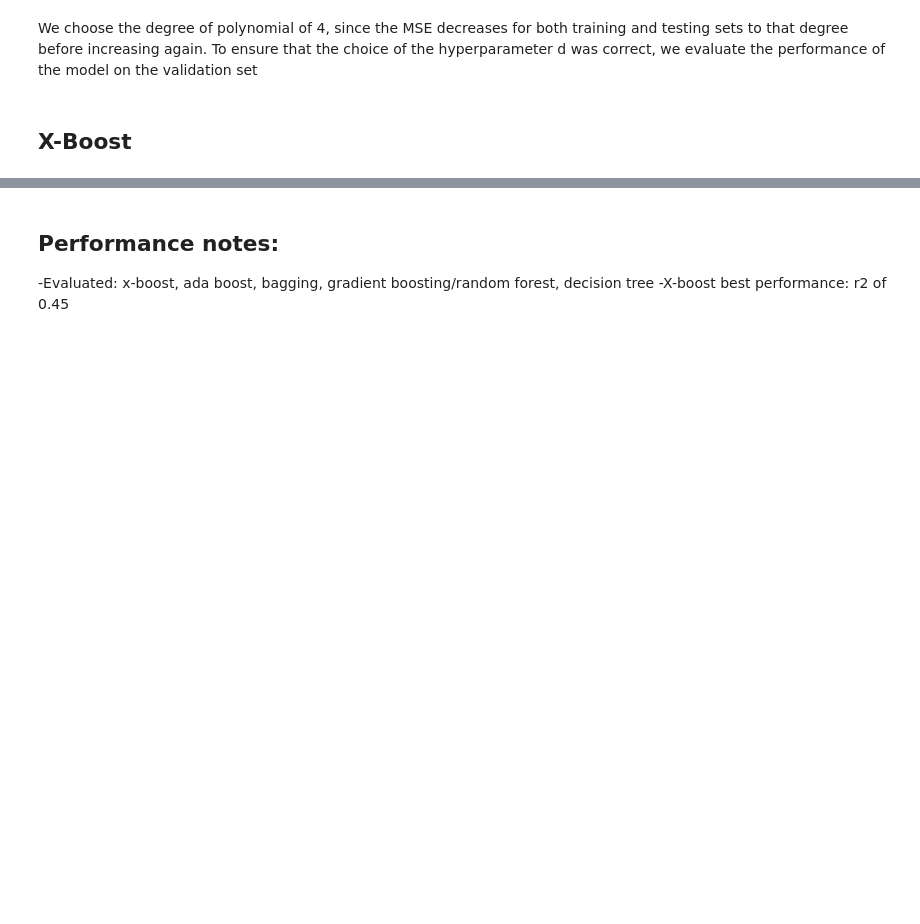
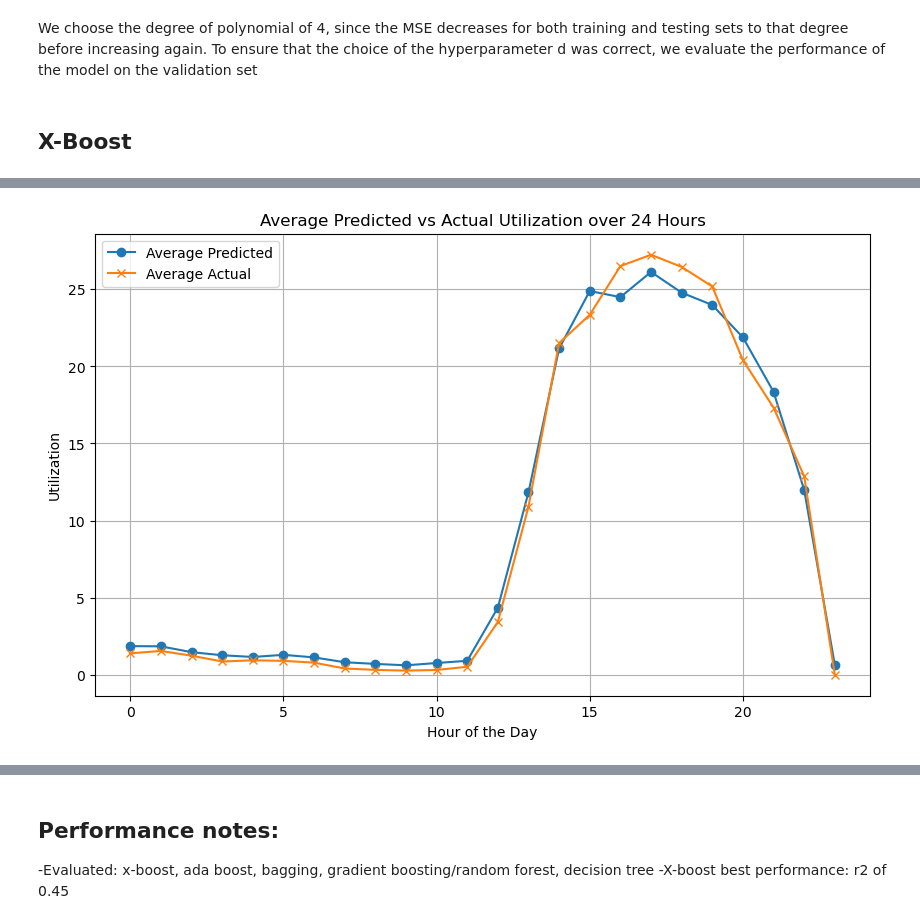
Before and after one commit to helloworldfromleo/AA, a Jupyter notebook: 03_Final_Submission.ipynb, the cells around one changed output, grey strips where cells are left out. Drawn from its saved outputs; the diff is of its cells as text; code cells hidden in the pictures; blank space fills up the shorter version.

Commit message:
Tree model incl. different split

```diff
--- a/03_Final_Submission.ipynb
+++ b/03_Final_Submission.ipynb
@@ -1405,0 +1413,83 @@ NameError: name 'X_train_1' is not defined
+# %%
+import graphviz
+from sklearn.tree import DecisionTreeRegressor, export_graphviz
+from sklearn.metrics import mean_squared_error, r2_score, mean_absolute_error
+from sklearn.model_selection import GridSearchCV
+# Function to train Decision Tree with Grid Search
+def train_decision_tree_with_grid_search(X_train, y_train):
+    param_grid = {
+        'max_depth': [4, 6, 8],
+        'min_samples_split': [5, 10, 20],
+        'min_samples_leaf': [2, 4, 8],
+        'ccp_alpha': [0.05, 0.1, 0.5]   # CC parameter
+    }
+
+    model = DecisionTreeRegressor(random_state=42)
+
+    grid_search = GridSearchCV(estimator=model, param_grid=param_grid, cv=3,
+                               n_jobs=-1, scoring='neg_mean_squared_error')
+    grid_search.fit(X_train, y_train)
+
+    # Best Model
+    best_model = grid_search.best_estimator_
+    y_train_pred = best_model.predict(X_train)
+
+    print("Best Hyperparameters:", grid_search.best_params_)
+    print(f"Tree Depth: {best_model.get_depth()}")
+    print(f"Number of Leaves: {best_model.get_n_leaves()}")
+    print("Performance on training data:")
+    print(f"Training - MSE: {mean_squared_error(y_train, y_train_pred):.2f}, "
+          f"R²: {r2_score(y_train, y_train_pred):.2f}, "
+          f"MAE: {mean_absolute_error(y_train, y_train_pred):.2f}")
+    dot_data = export_graphviz(best_model, out_file=None, feature_names=X_train.columns.tolist(),
+                               filled=True, rounded=True, special_characters=True)
+    graph = graphviz.Source(dot_data)
+    graph.format = 'png'
+    graph.render("decision_tree")  # Saves the tree as 'decision_tree.png'
+    print("High-resolution tree saved as 'decision_tree.png'")
+
+    return best_model
+
+
+def plot_average_predicted_utilization(model, X_test, y_test, feature_name):
+    y_pred = model.predict(X_test)
+
+    hours = X_test[feature_name]
+
+    results_df = pd.DataFrame({
+        'hour': hours,
+        'predicted': y_pred,
+        'actual': y_test
+    })
+
+    avg_results = results_df.groupby('hour').mean()
+
+    plt.figure(figsize=(10, 6))
+    plt.plot(avg_results.index, avg_results['predicted'], label="Average Predicted", marker='o')
+    plt.plot(avg_results.index, avg_results['actual'], label="Average Actual", marker='x')
+    plt.title("Average Predicted vs Actual Utilization over 24 Hours")
+    plt.xlabel("Hour of the Day")
+    plt.ylabel("Utilization")
+    plt.legend()
+    plt.grid(True)
+    plt.show()
+
+
+print("Training Model for Site 1:")
+plot_average_predicted_utilization(model_1, X_test_1, y_test_1, feature_name="hour")
+
+print("\nTraining Model for Site 2:")
+plot_average_predicted_utilization(model_2, X_test_2, y_test_2, feature_name="hour")
+
+y_test_pred_1 = model_1.predict(X_test_1)
+print("\nTest Performance on test data for Site 1:")
+print(f"MSE: {mean_squared_error(y_test_1, y_test_pred_1):.2f}, "
+      f"R²: {r2_score(y_test_1, y_test_pred_1):.2f}, "
+      f"MAE: {mean_absolute_error(y_test_1, y_test_pred_1):.2f}")
+
+y_test_pred_2 = model_2.predict(X_test_2)
+print("\nTest Performance on test data for Site 2:")
+print(f"MSE: {mean_squared_error(y_test_2, y_test_pred_2):.2f}, "
+      f"R²: {r2_score(y_test_2, y_test_pred_2):.2f}, "
+      f"MAE: {mean_absolute_error(y_test_2, y_test_pred_2):.2f}")
+# %% [output]
@@ -1405,0 +1497 @@ NameError: name 'X_train_1' is not defined
+[figure, added]
```
Also changed, not shown: parts of 4 cells of this notebook.
